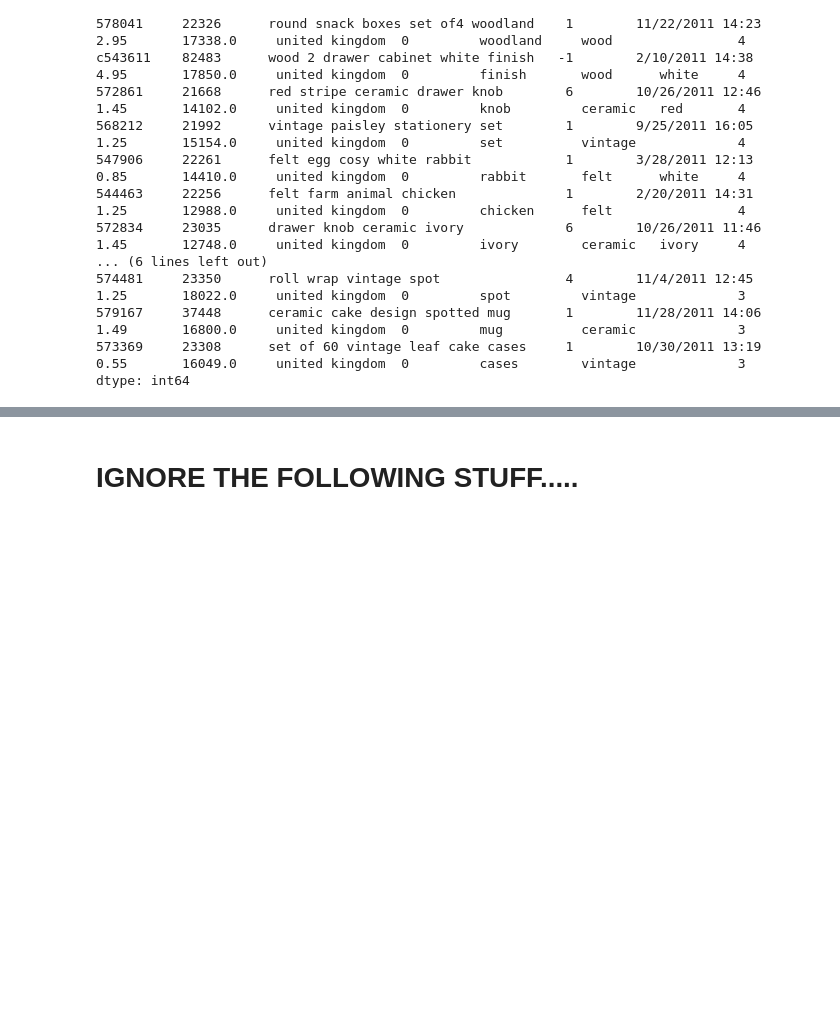
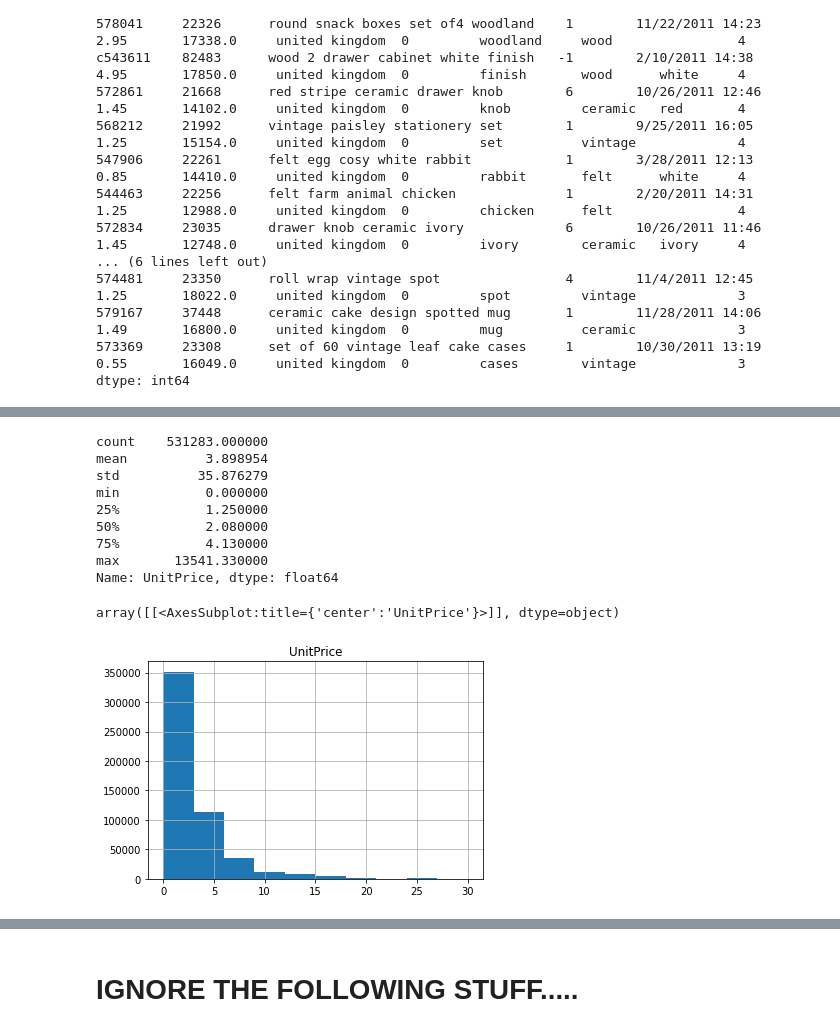
Before and after one commit to srhoads/learn, a Jupyter notebook: courses/data_analysis_python/lab1/lab1.ipynb, the cells around one changed output, grey strips where cells are left out. Cells and saved outputs as stored; diff of their text form; code cells hidden in the pictures; blank space fills up the shorter version.

```diff
--- a/courses/data_analysis_python/lab1/lab1.ipynb
+++ b/courses/data_analysis_python/lab1/lab1.ipynb
@@ -176,0 +250,15 @@ I'm most interested in fashion-related retail items, so I defined a list of mate
+# %%
+print(d_.UnitPrice.describe())
+d_.hist(column='UnitPrice', range=(0, 30))
+# %% [output]
+count    531283.000000
+mean          3.898954
+std          35.876279
+min           0.000000
+25%           1.250000
+50%           2.080000
+75%           4.130000
+max       13541.330000
+Name: UnitPrice, dtype: float64
+array([[<AxesSubplot:title={'center':'UnitPrice'}>]], dtype=object)
+[figure, added]
```
Also changed, not shown: parts of 21 cells of this notebook.
